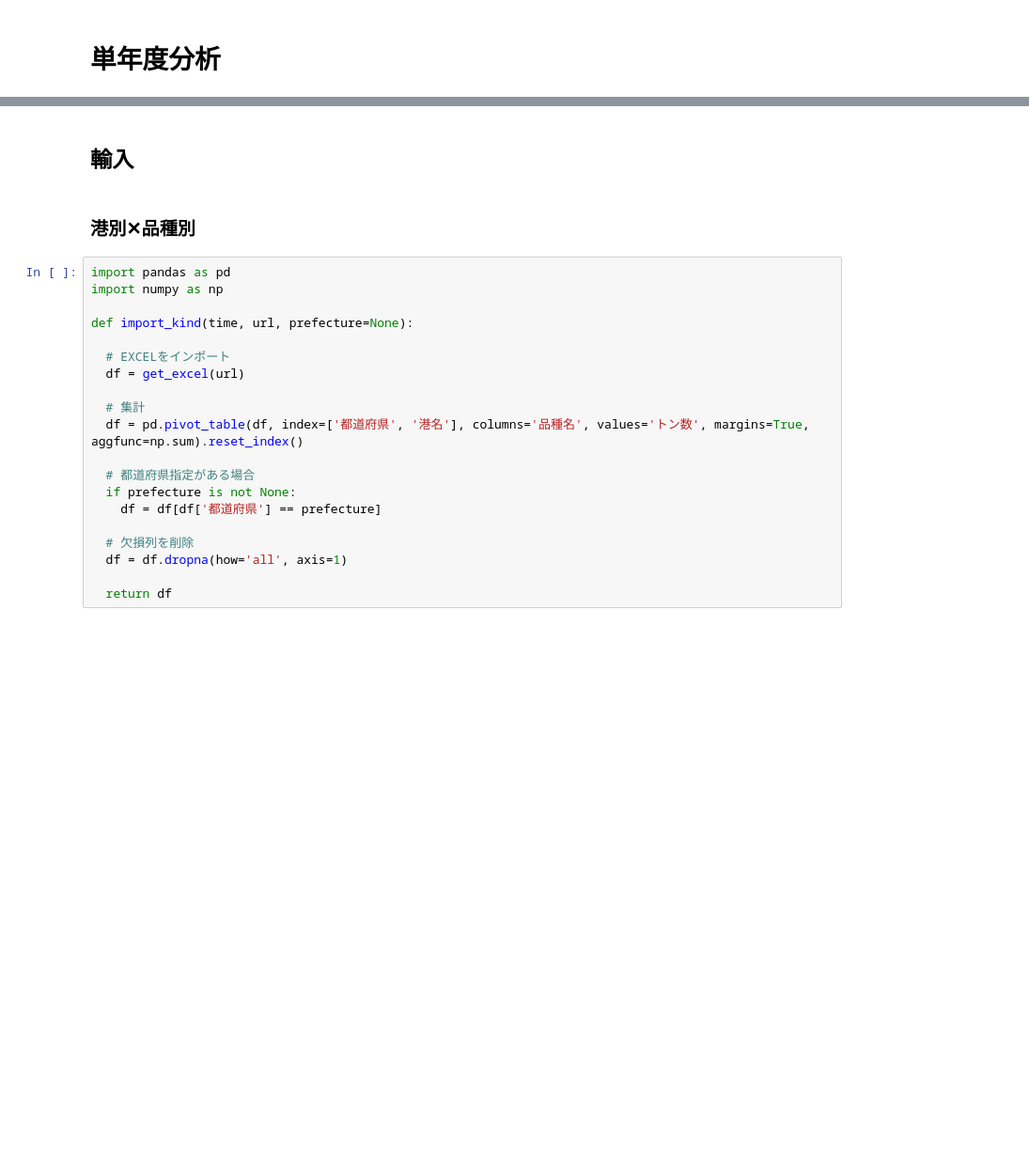
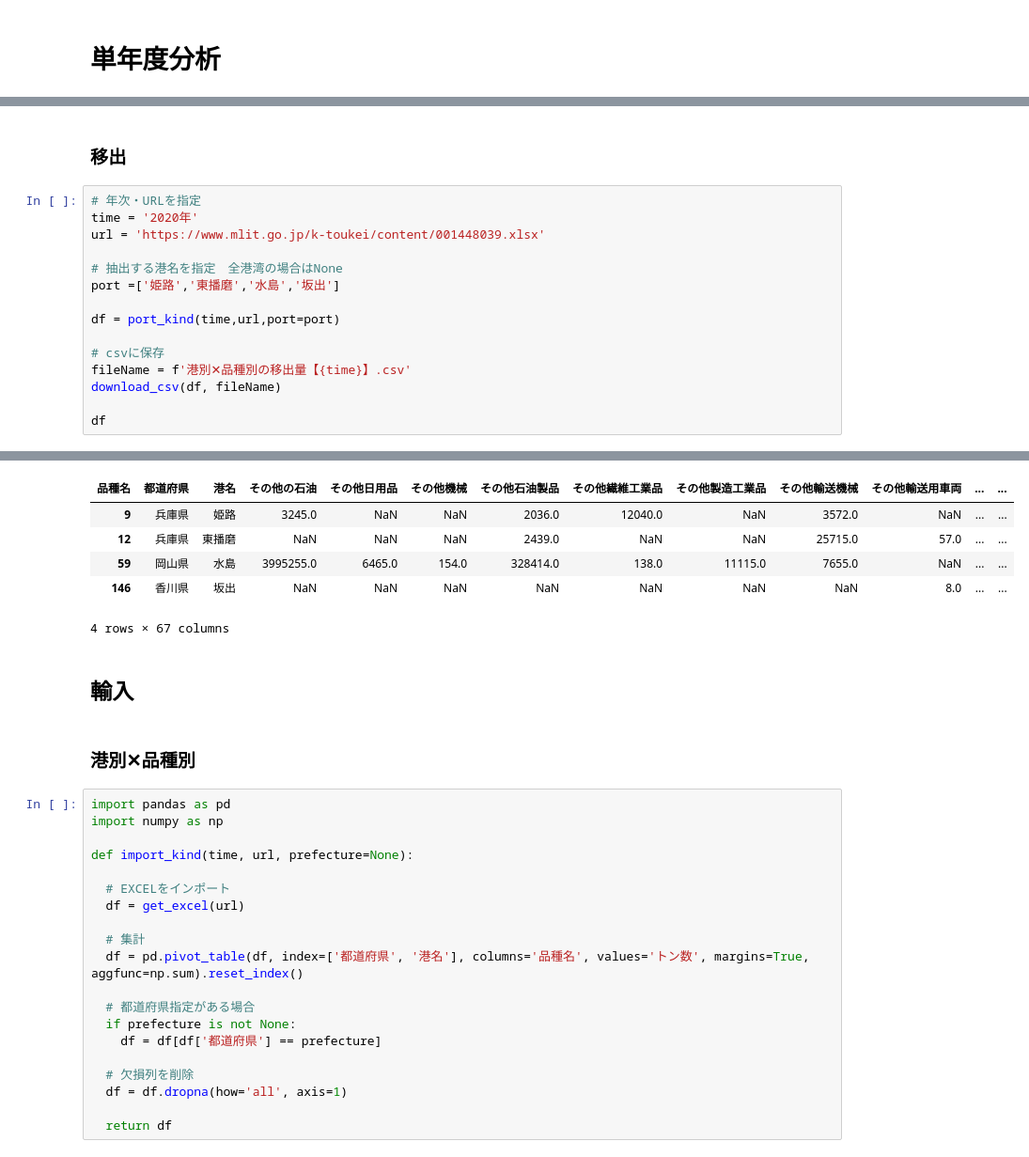
Before and after one commit to dicechick373/google-colab, a Jupyter notebook: 2022_kouwan/港湾統計（全国）.ipynb, the cells around one changed output, grey strips where cells are left out. Shown at 94% size. Drawn from its saved outputs; the diff is of its cells as text; blank space fills up the shorter version.

```diff
--- a/2022_kouwan/港湾統計（全国）.ipynb
+++ b/2022_kouwan/港湾統計（全国）.ipynb
@@ -48,0 +191,18 @@ def download_csv(df, fileName):
+# %% [markdown]
+### 移出
+# %%
+# 年次・URLを指定
+time = '2020年'
+url = 'https://www.mlit.go.jp/k-toukei/content/001448039.xlsx'
+
+# 抽出する港名を指定　全港湾の場合はNone
+port =['姫路','東播磨','水島','坂出']
+
+df = port_kind(time,url,port=port)
+
+# csvに保存
+fileName = f'港別✕品種別の移出量【{time}】.csv'
+download_csv(df, fileName)
+
+df
+# %% [output]
@@ -49,3 +211,9 @@ def download_csv(df, fileName):
+| 品種名 | 都道府県 | 港名 | その他の石油 | その他日用品 | その他機械 | その他石油製品 | その他繊維工業品 | その他製造工業品 | その他輸送機械 | その他輸送用車両 | ... | ... |
+| 9 | 兵庫県 | 姫路 | 3245.0 | NaN | NaN | 2036.0 | 12040.0 | NaN | 3572.0 | NaN | ... | ... |
+| 12 | 兵庫県 | 東播磨 | NaN | NaN | NaN | 2439.0 | NaN | NaN | 25715.0 | 57.0 | ... | ... |
+| 59 | 岡山県 | 水島 | 3995255.0 | 6465.0 | 154.0 | 328414.0 | 138.0 | 11115.0 | 7655.0 | NaN | ... | ... |
+| 146 | 香川県 | 坂出 | NaN | NaN | NaN | NaN | NaN | NaN | NaN | 8.0 | ... | ... |
+4 rows × 67 columns
 # %% [markdown]
 ## 輸入
 # %% [markdown]
```
Also changed, not shown: parts of 16 cells of this notebook.
